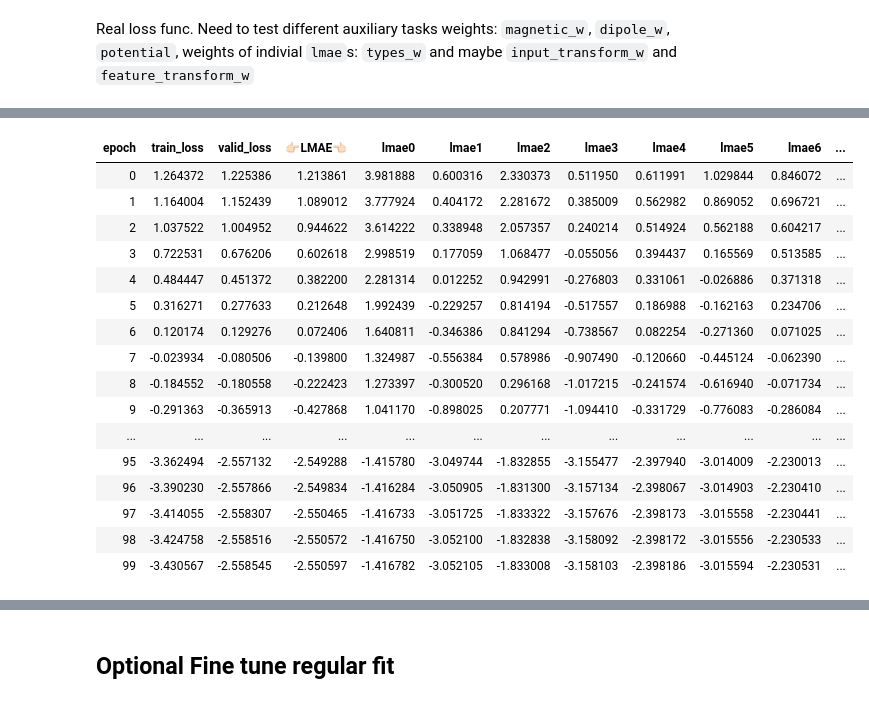
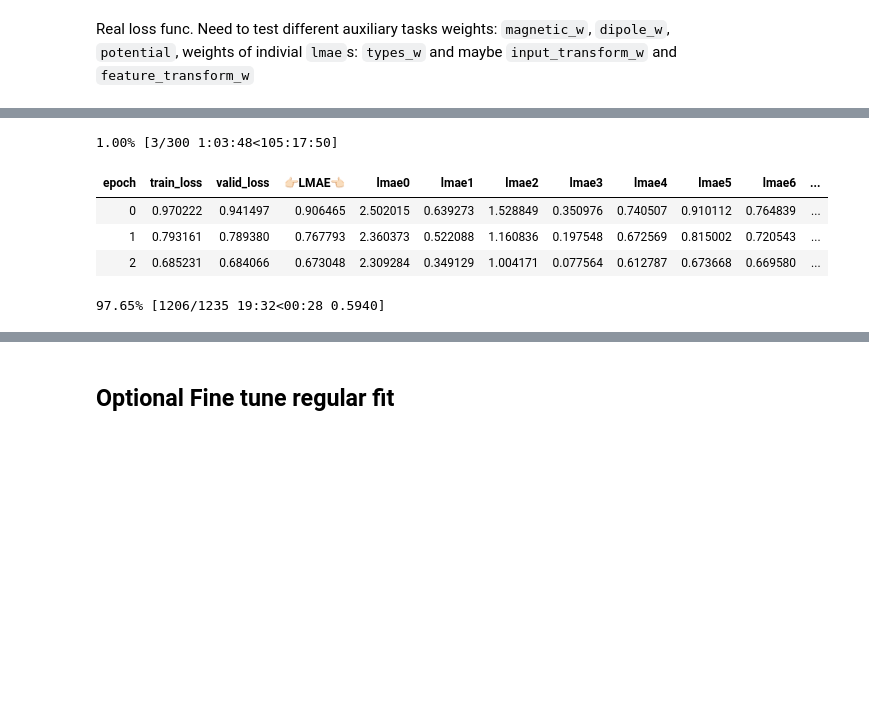
Before and after one commit to antorsae/champs-scalar-coupling, a Jupyter notebook: transformer-experiments.ipynb, the cells around one changed output, grey strips where cells are left out. Cells and saved outputs as stored; diff of their text form; code cells hidden in the pictures; blank space fills up the shorter version.

```diff
--- a/transformer-experiments.ipynb
+++ b/transformer-experiments.ipynb
@@ -793,7 +735,7 @@ class AtomTransformer(Module):
         d_head = ifnone(d_head, d_model//n_heads)
         self.transformer = Transformer(n_heads=n_heads,d_model=d_model, d_head=d_head, **kwargs)
 
-        self.scalar    = nn.Conv1d(d_model, 4, 1)
+        self.scalar    = nn.Conv1d(d_model+ n_types + 1, 4, 1)
         self.magnetic  = nn.Conv1d(d_model, 9, 1)
         self.dipole    = nn.Linear(d_model*max_atoms, 3)
         self.potential = nn.Linear(d_model*max_atoms, 1)
@@ -822,7 +764,9 @@ class AtomTransformer(Module):
         #mask = torch.triu(x.new_ones(max_atoms, max_atoms), diagonal=1).byte()[None,:,:,None]#[None,None]
         #print(mask.shape, mask)
         x = self.transformer(x, mask).transpose(1,2).contiguous()
-        scalar    = self.scalar(x)
+        t_one_hot = torch.zeros(bs,n_types+1,n_pts,device=type.device,dtype=x.dtype).scatter_(1,type+1, 1.)
+
+        scalar    = self.scalar(torch.cat([x, t_one_hot], dim=1))
         magnetic  = self.magnetic(x)
         dipole    = self.dipole(x.view(bs,-1))
         potential = self.potential(x.view(bs,-1))
@@ -839,10 +783,14 @@ net, learner = None,None
 gc.collect()
 torch.cuda.empty_cache()
 
-net = AtomTransformer(n_layers=6, n_heads=8,d_model=512,d_inner=2048)
+net = AtomTransformer(n_layers=6, n_heads=16,d_model=1024,d_inner=4096)
 learner = Learner(data,net, loss_func=LMAEMaskedLoss(),)
 
 learner.callbacks.append(LMAEMetric(learner))
+
+for p in learner.model.parameters():
+    if p.dim() > 1:
+        nn.init.xavier_uniform(p)
 # %%
 learner.summary()
 # %% [output]
@@ -864,7 +812,7 @@ Loss function : LMAEMaskedLoss
 Callbacks functions applied
     LMAEMetric
 # %%
-#sub_fname = "loss-3.9585val-2.0609" # uncomment or set None to skip loading trained net
+sub_fname = "loss-3.6971val-2.7181" # uncomment or set None to skip loading trained net
 # %%
 try:
     print(f"Attempting to load: {sub_fname}... ", end="")
@@ -894,23 +844,12 @@ Min loss divided by 10: 3.31E-05
 # %%
-learner.fit_one_cycle(100, 1e-3)#, moms=(0.75,0.70))
+learner.fit_one_cycle(300, 1e-4)#, moms=(0.75,0.70))
 # %% [output]
+1.00% [3/300 1:03:48<105:17:50]
 | epoch | train_loss | valid_loss | 👉🏻LMAE👈🏻 | lmae0 | lmae1 | lmae2 | lmae3 | lmae4 | lmae5 | lmae6 | ... |
-| 0 | 1.264372 | 1.225386 | 1.213861 | 3.981888 | 0.600316 | 2.330373 | 0.511950 | 0.611991 | 1.029844 | 0.846072 | ... |
-| 1 | 1.164004 | 1.152439 | 1.089012 | 3.777924 | 0.404172 | 2.281672 | 0.385009 | 0.562982 | 0.869052 | 0.696721 | ... |
-| 2 | 1.037522 | 1.004952 | 0.944622 | 3.614222 | 0.338948 | 2.057357 | 0.240214 | 0.514924 | 0.562188 | 0.604217 | ... |
-| 3 | 0.722531 | 0.676206 | 0.602618 | 2.998519 | 0.177059 | 1.068477 | -0.055056 | 0.394437 | 0.165569 | 0.513585 | ... |
-| 4 | 0.484447 | 0.451372 | 0.382200 | 2.281314 | 0.012252 | 0.942991 | -0.276803 | 0.331061 | -0.026886 | 0.371318 | ... |
-| 5 | 0.316271 | 0.277633 | 0.212648 | 1.992439 | -0.229257 | 0.814194 | -0.517557 | 0.186988 | -0.162163 | 0.234706 | ... |
-| 6 | 0.120174 | 0.129276 | 0.072406 | 1.640811 | -0.346386 | 0.841294 | -0.738567 | 0.082254 | -0.271360 | 0.071025 | ... |
-| 7 | -0.023934 | -0.080506 | -0.139800 | 1.324987 | -0.556384 | 0.578986 | -0.907490 | -0.120660 | -0.445124 | -0.062390 | ... |
-| 8 | -0.184552 | -0.180558 | -0.222423 | 1.273397 | -0.300520 | 0.296168 | -1.017215 | -0.241574 | -0.616940 | -0.071734 | ... |
-| 9 | -0.291363 | -0.365913 | -0.427868 | 1.041170 | -0.898025 | 0.207771 | -1.094410 | -0.331729 | -0.776083 | -0.286084 | ... |
-| ... | ... | ... | ... | ... | ... | ... | ... | ... | ... | ... | ... |
-| 95 | -3.362494 | -2.557132 | -2.549288 | -1.415780 | -3.049744 | -1.832855 | -3.155477 | -2.397940 | -3.014009 | -2.230013 | ... |
-| 96 | -3.390230 | -2.557866 | -2.549834 | -1.416284 | -3.050905 | -1.831300 | -3.157134 | -2.398067 | -3.014903 | -2.230410 | ... |
-| 97 | -3.414055 | -2.558307 | -2.550465 | -1.416733 | -3.051725 | -1.833322 | -3.157676 | -2.398173 | -3.015558 | -2.230441 | ... |
-| 98 | -3.424758 | -2.558516 | -2.550572 | -1.416750 | -3.052100 | -1.832838 | -3.158092 | -2.398172 | -3.015556 | -2.230533 | ... |
-| 99 | -3.430567 | -2.558545 | -2.550597 | -1.416782 | -3.052105 | -1.833008 | -3.158103 | -2.398186 | -3.015594 | -2.230531 | ... |
+| 0 | 0.970222 | 0.941497 | 0.906465 | 2.502015 | 0.639273 | 1.528849 | 0.350976 | 0.740507 | 0.910112 | 0.764839 | ... |
+| 1 | 0.793161 | 0.789380 | 0.767793 | 2.360373 | 0.522088 | 1.160836 | 0.197548 | 0.672569 | 0.815002 | 0.720543 | ... |
+| 2 | 0.685231 | 0.684066 | 0.673048 | 2.309284 | 0.349129 | 1.004171 | 0.077564 | 0.612787 | 0.673668 | 0.669580 | ... |
+97.65% [1206/1235 19:32<00:28 0.5940]
 # %%
 learner.recorder.plot_lr(show_moms=True)
 # %% [output]
```
Also changed, not shown: parts of 24 cells of this notebook, 1 other file.
